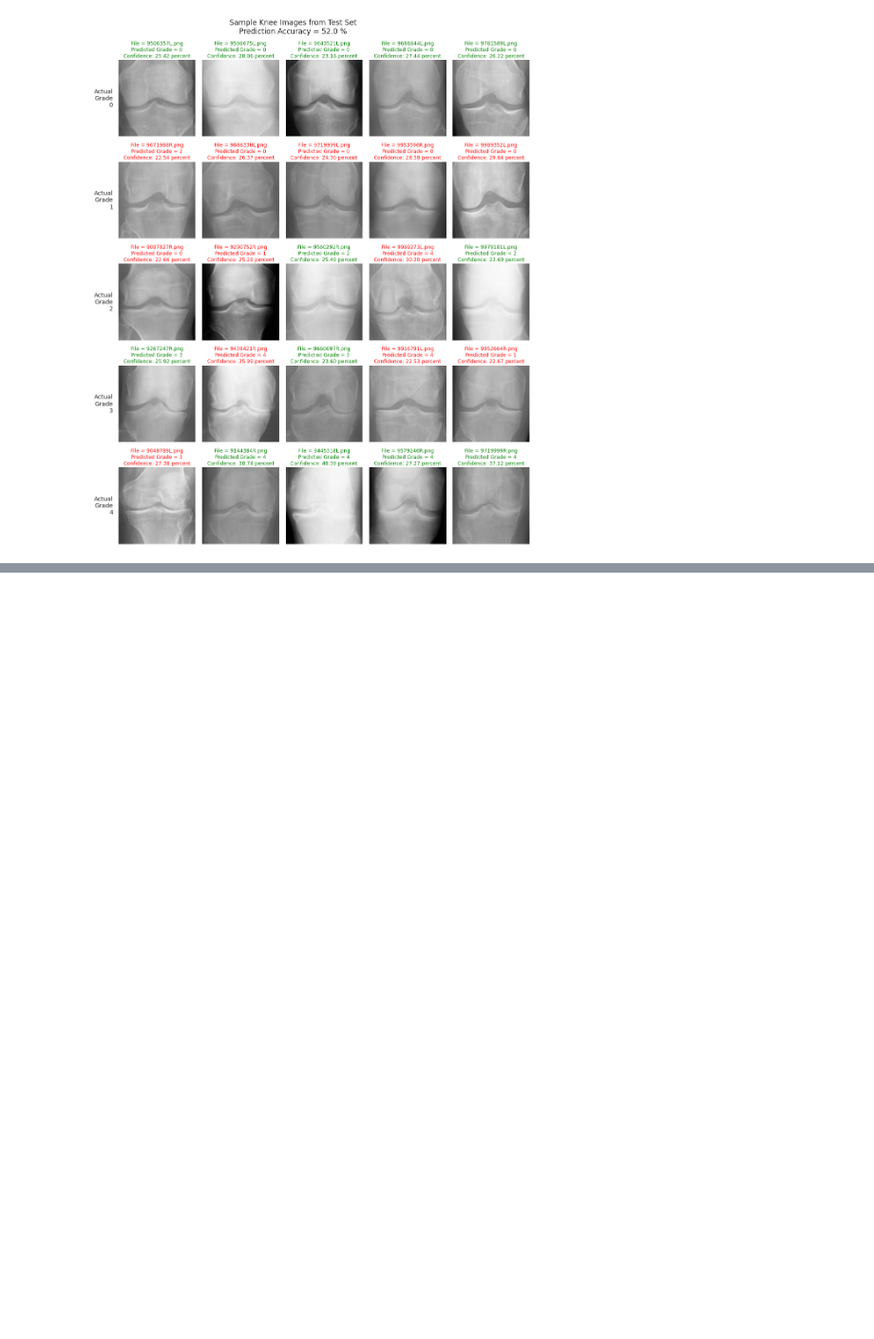
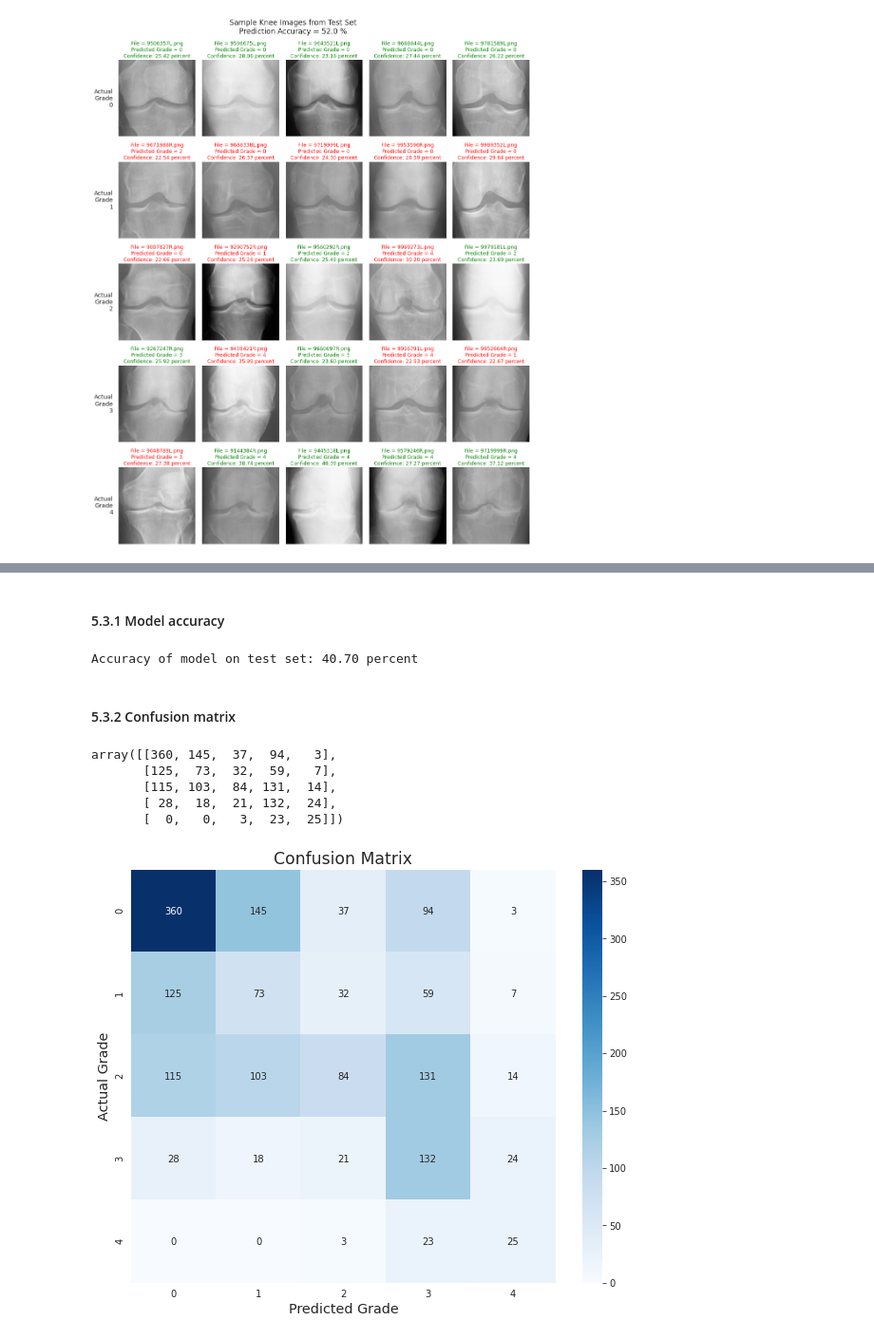
Before and after one commit to fontainelam/KneeOsteoarthritis, a Jupyter notebook: notebooks/Classifying_Knee_Images.ipynb, the cells around one changed output, grey strips where cells are left out. Shown at 95% size. Saved outputs shown, nothing was run; the diff lists cells and outputs as text; code cells hidden in the pictures; blank space fills up the shorter version.

```diff
--- a/notebooks/Classifying_Knee_Images.ipynb
+++ b/notebooks/Classifying_Knee_Images.ipynb
@@ -444,0 +598,29 @@ plt.tight_layout(rect=[0.08, 0, 1, 0.95])
+# %% [markdown]
+#### 5.3.1 Model accuracy
+# %%
+print('Accuracy of model on test set: {:.2f} percent'.format(100*test_accuracy))
+# %% [output]
+Accuracy of model on test set: 40.70 percent
+# %% [markdown]
+#### 5.3.2 Confusion matrix
+# %%
+test_generator.reset()
+Y_pred = model.predict(test_generator, steps=(test_generator.n // test_generator.batch_size)+1)
+y_pred = np.argmax(Y_pred, axis=1)
+# %%
+cm = confusion_matrix(test_generator.classes, y_pred)
+cm
+# %% [output]
+array([[360, 145,  37,  94,   3],
+       [125,  73,  32,  59,   7],
+       [115, 103,  84, 131,  14],
+       [ 28,  18,  21, 132,  24],
+       [  0,   0,   3,  23,  25]])
+# %%
+plt.figure(figsize=(10, 8))
+_ = sns.heatmap(cm, annot=True, fmt='g', vmin=0, cmap='Blues')
+plt.xlabel('Predicted Grade', size='x-large')
+plt.ylabel('Actual Grade', size='x-large')
+_ = plt.title('Confusion Matrix',size='xx-large')
+# %% [output]
+[figure, added]
```
Also changed, not shown: parts of 32 cells of this notebook.
